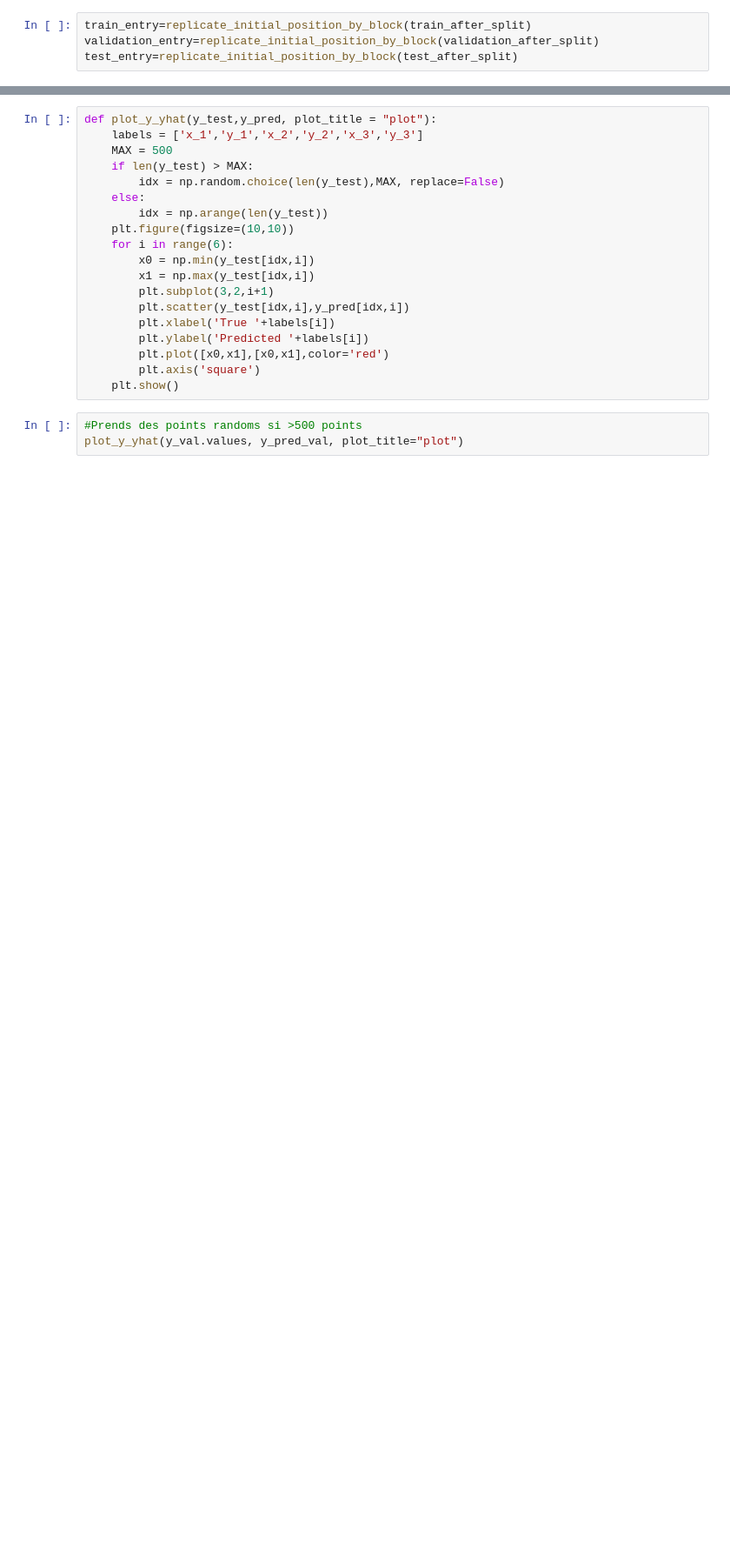
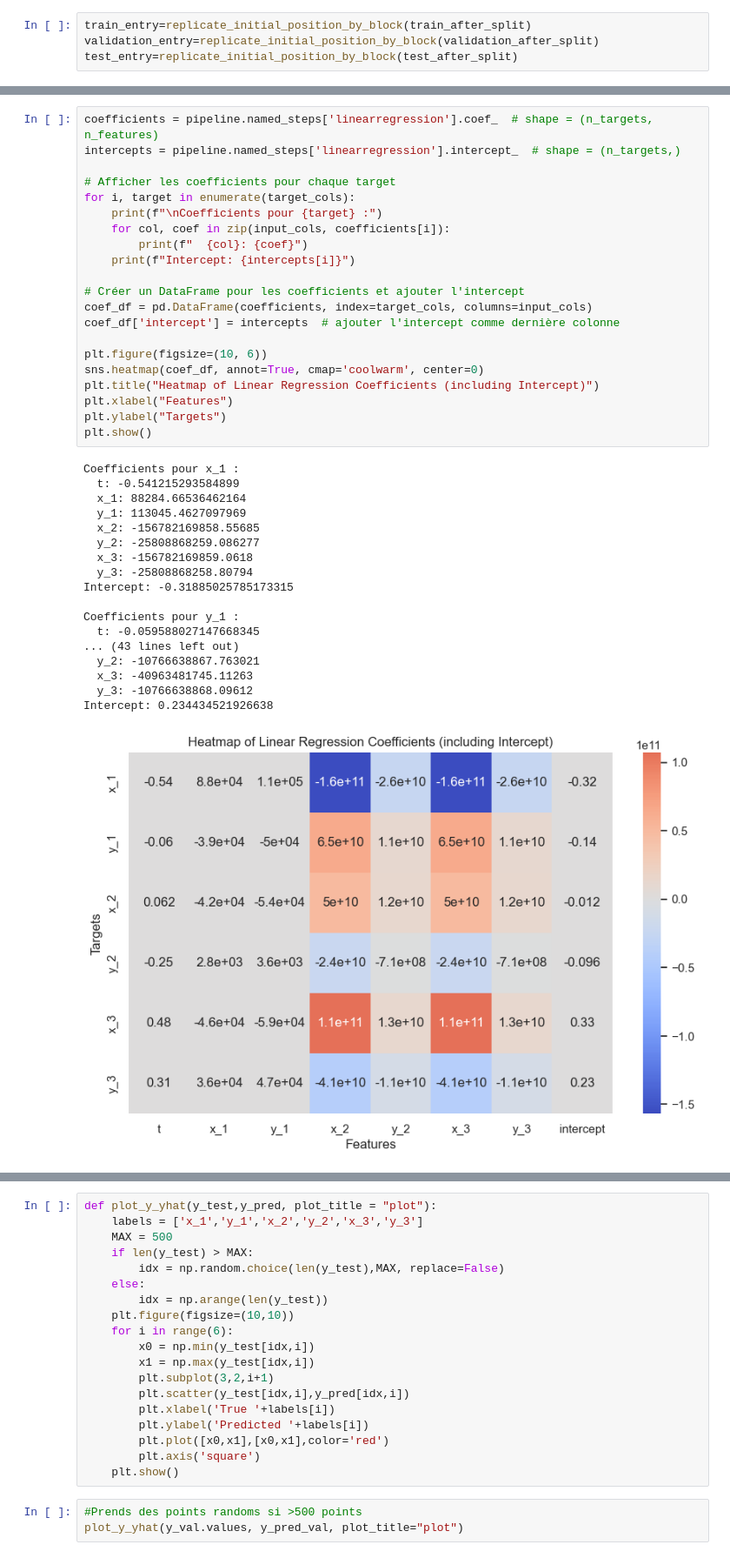
Before and after one commit to PLONTZNathan/MachineLearning_Assignment1, a Jupyter notebook: src/task1.ipynb, the cells around one changed output, grey strips where cells are left out. Shown: that part at 87% size. Drawn from its saved outputs; the diff is of its cells as text; blank space fills up the shorter version.

```diff
--- a/src/task1.ipynb
+++ b/src/task1.ipynb
@@ -497,0 +464,40 @@ Intercept: 0.23620409331568554
+# %%
+coefficients = pipeline.named_steps['linearregression'].coef_  # shape = (n_targets, n_features)
+intercepts = pipeline.named_steps['linearregression'].intercept_  # shape = (n_targets,)
+
+# Afficher les coefficients pour chaque target
+for i, target in enumerate(target_cols):
+    print(f"\nCoefficients pour {target} :")
+    for col, coef in zip(input_cols, coefficients[i]):
+        print(f"  {col}: {coef}")
+    print(f"Intercept: {intercepts[i]}")
+
+# Créer un DataFrame pour les coefficients et ajouter l'intercept
+coef_df = pd.DataFrame(coefficients, index=target_cols, columns=input_cols)
+coef_df['intercept'] = intercepts  # ajouter l'intercept comme dernière colonne
+
+plt.figure(figsize=(10, 6))
+sns.heatmap(coef_df, annot=True, cmap='coolwarm', center=0)
+plt.title("Heatmap of Linear Regression Coefficients (including Intercept)")
+plt.xlabel("Features")
+plt.ylabel("Targets")
+plt.show()
+# %% [output]
+Coefficients pour x_1 :
+  t: -0.541215293584899
+  x_1: 88284.66536462164
+  y_1: 113045.4627097969
+  x_2: -156782169858.55685
+  y_2: -25808868259.086277
+  x_3: -156782169859.0618
+  y_3: -25808868258.80794
+Intercept: -0.31885025785173315
+
+Coefficients pour y_1 :
+  t: -0.059588027147668345
+... (43 lines left out)
+  y_2: -10766638867.763021
+  x_3: -40963481745.11263
+  y_3: -10766638868.09612
+Intercept: 0.234434521926638
+[figure, added]
```
Also changed, not shown: parts of 18 cells of this notebook.
